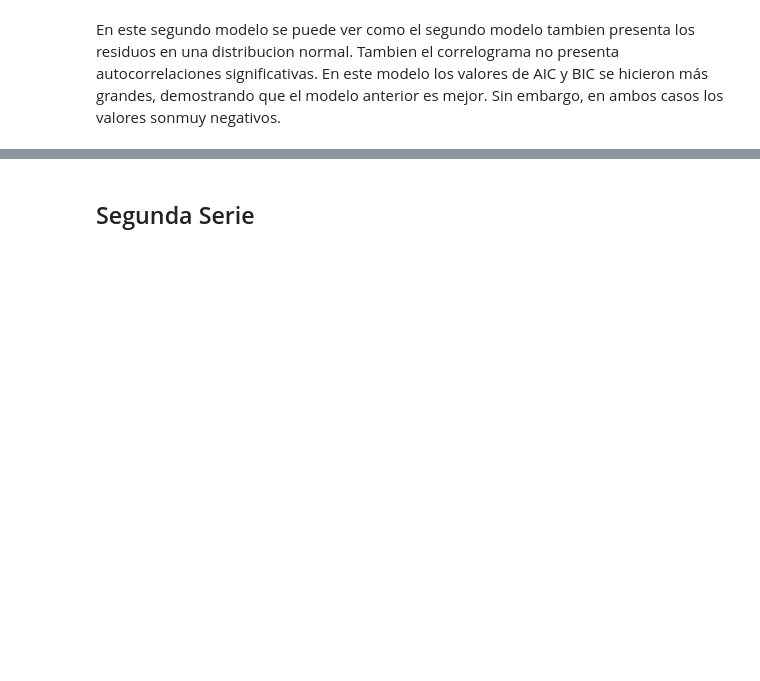
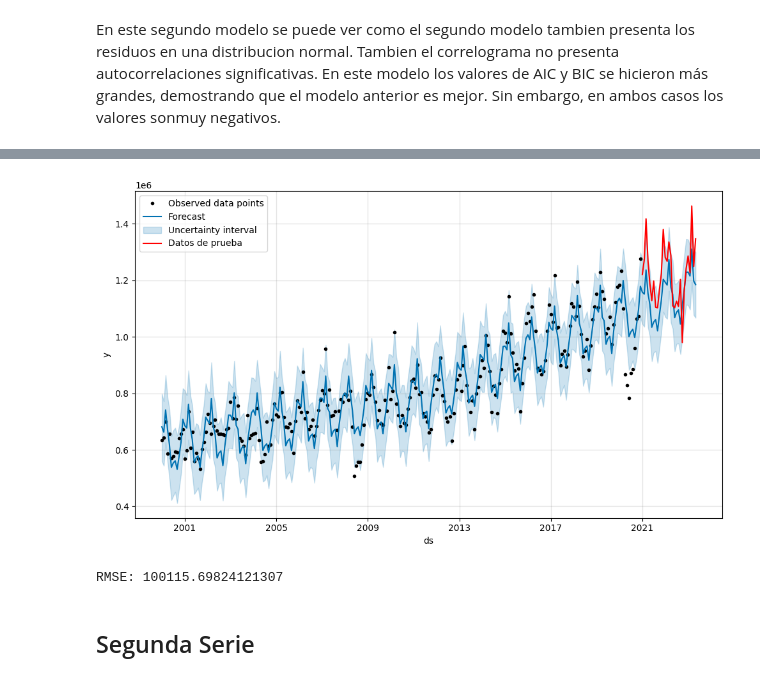
Before and after one commit to Manuel-Archila/Lab2_DS, a Jupyter notebook: Lab2.ipynb, the cells around one changed output, grey strips where cells are left out. Cells and saved outputs as stored; diff of their text form; code cells hidden in the pictures; blank space fills up the shorter version.

```diff
--- a/Lab2.ipynb
+++ b/Lab2.ipynb
@@ -505,0 +548,3 @@ En este segundo modelo se puede ver como el segundo modelo tambien presenta los
+# %%
+m = Prophet(interval_width=0.95)
+m.fit(train)
@@ -505,0 +555,5 @@ En este segundo modelo se puede ver como el segundo modelo tambien presenta los
+# %%
+future_dates = m.make_future_dataframe(periods=29, freq='MS')
+# %%
+forecast = m.predict(future_dates)
+forecast[['ds', 'yhat', 'yhat_lower', 'yhat_upper']].tail(20)
@@ -506,3 +578,24 @@ En este segundo modelo se puede ver como el segundo modelo tambien presenta los
+# %%
+from prophet.plot import add_changepoints_to_plot
+
+fig = m.plot(forecast)
+
+# Agregar una línea continua para los datos de prueba al gráfico
+plt.plot(test['ds'], test['y'], color='red', label='Datos de prueba')
+plt.legend()
+plt.show()
+# %% [output]
+[figure, added]
+# %%
+from sklearn.metrics import mean_squared_error
+import numpy as np
+
+# Fusionar las predicciones con el conjunto de prueba
+merged = forecast.merge(test, on='ds', how='right')
+rmse = np.sqrt(mean_squared_error(merged['y'], merged['yhat']))
+print("RMSE:", rmse)
+# %% [output]
+RMSE: 100115.69824121307
 # %% [markdown]
 ## Segunda Serie
 # %%
```
Also changed, not shown: parts of 27 cells of this notebook.
